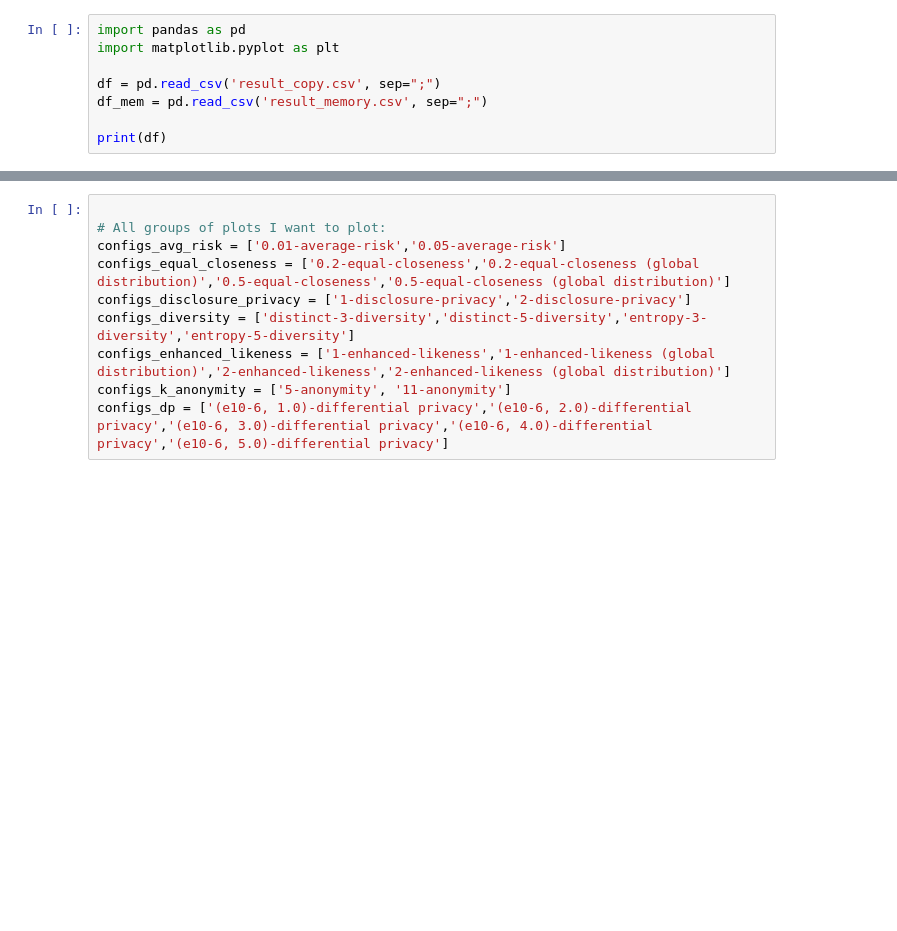
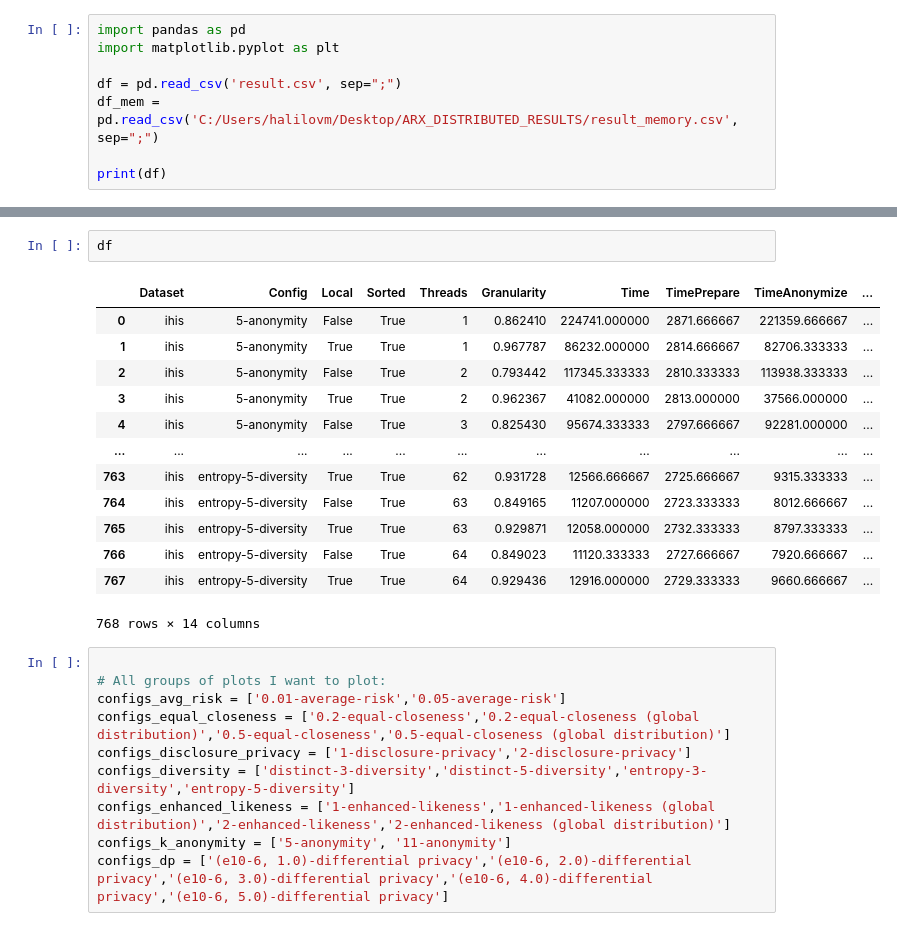
Before and after one commit to mhalilovic/arx, a Jupyter notebook: src/main/org/deidentifier/arx/distributed/plot_results.ipynb, the cells around one changed output, grey strips where cells are left out. Drawn from its saved outputs; the diff is of its cells as text; blank space fills up the shorter version.

```diff
--- a/src/main/org/deidentifier/arx/distributed/plot_results.ipynb
+++ b/src/main/org/deidentifier/arx/distributed/plot_results.ipynb
@@ -2,7 +2,7 @@
 import pandas as pd
 import matplotlib.pyplot as plt
 
-df = pd.read_csv('result_copy.csv', sep=";")
-df_mem = pd.read_csv('result_memory.csv', sep=";")
+df = pd.read_csv('result.csv', sep=";")
+df_mem = pd.read_csv('C:/Users/halilovm/Desktop/ARX_DISTRIBUTED_RESULTS/result_memory.csv', sep=";")
 
 print(df)
@@ -9,3 +27,19 @@ print(df)
+# %%
+df
+# %% [output]
+|  | Dataset | Config | Local | Sorted | Threads | Granularity | Time | TimePrepare | TimeAnonymize | ... |
+| 0 | ihis | 5-anonymity | False | True | 1 | 0.862410 | 224741.000000 | 2871.666667 | 221359.666667 | ... |
+| 1 | ihis | 5-anonymity | True | True | 1 | 0.967787 | 86232.000000 | 2814.666667 | 82706.333333 | ... |
+| 2 | ihis | 5-anonymity | False | True | 2 | 0.793442 | 117345.333333 | 2810.333333 | 113938.333333 | ... |
+| 3 | ihis | 5-anonymity | True | True | 2 | 0.962367 | 41082.000000 | 2813.000000 | 37566.000000 | ... |
+| 4 | ihis | 5-anonymity | False | True | 3 | 0.825430 | 95674.333333 | 2797.666667 | 92281.000000 | ... |
+| ... | ... | ... | ... | ... | ... | ... | ... | ... | ... | ... |
+| 763 | ihis | entropy-5-diversity | True | True | 62 | 0.931728 | 12566.666667 | 2725.666667 | 9315.333333 | ... |
+| 764 | ihis | entropy-5-diversity | False | True | 63 | 0.849165 | 11207.000000 | 2723.333333 | 8012.666667 | ... |
+| 765 | ihis | entropy-5-diversity | True | True | 63 | 0.929871 | 12058.000000 | 2732.333333 | 8797.333333 | ... |
+| 766 | ihis | entropy-5-diversity | False | True | 64 | 0.849023 | 11120.333333 | 2727.666667 | 7920.666667 | ... |
+| 767 | ihis | entropy-5-diversity | True | True | 64 | 0.929436 | 12916.000000 | 2729.333333 | 9660.666667 | ... |
+768 rows × 14 columns
 # %%
 
 # All groups of plots I want to plot:
```
Also changed, not shown: parts of 12 cells of this notebook, 6 other files.
